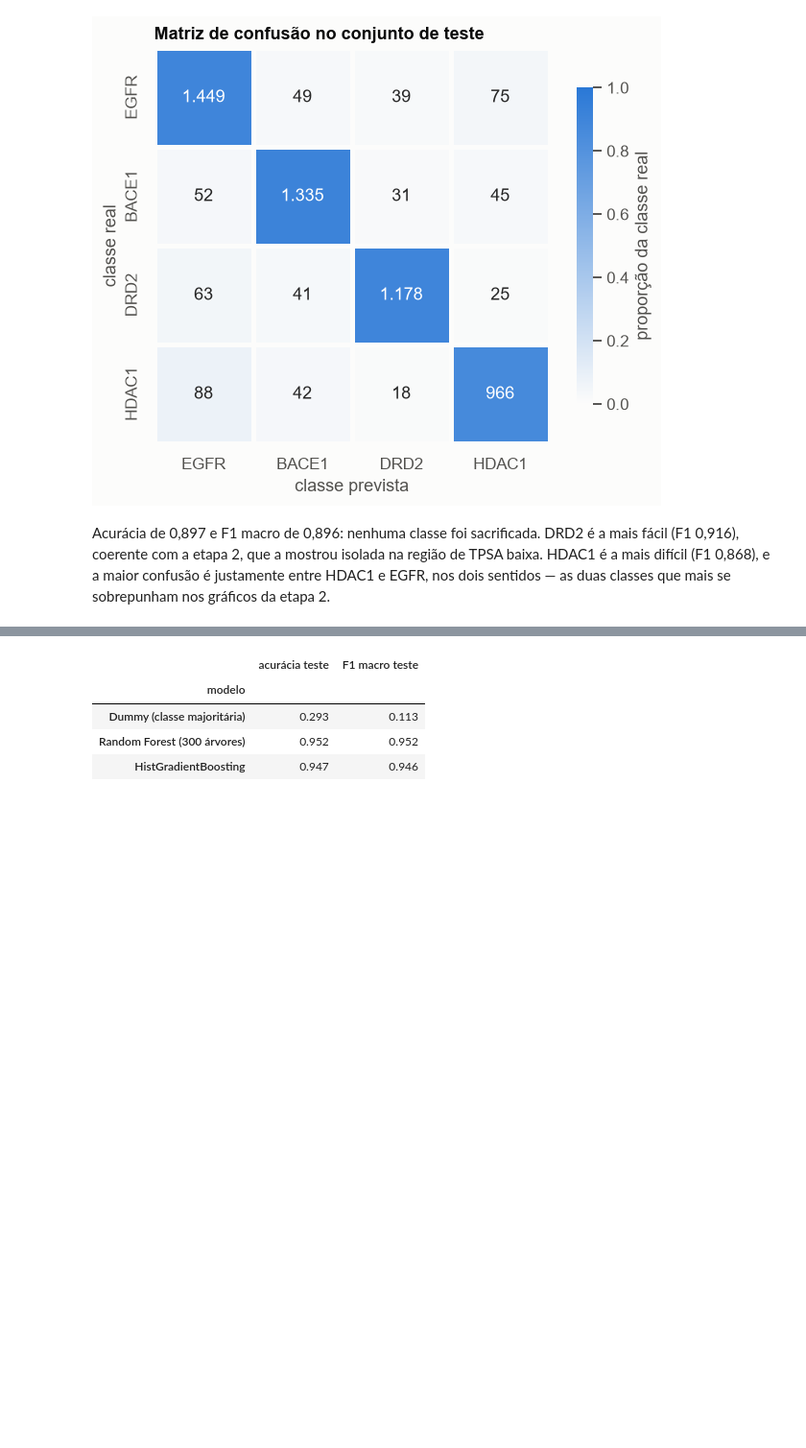
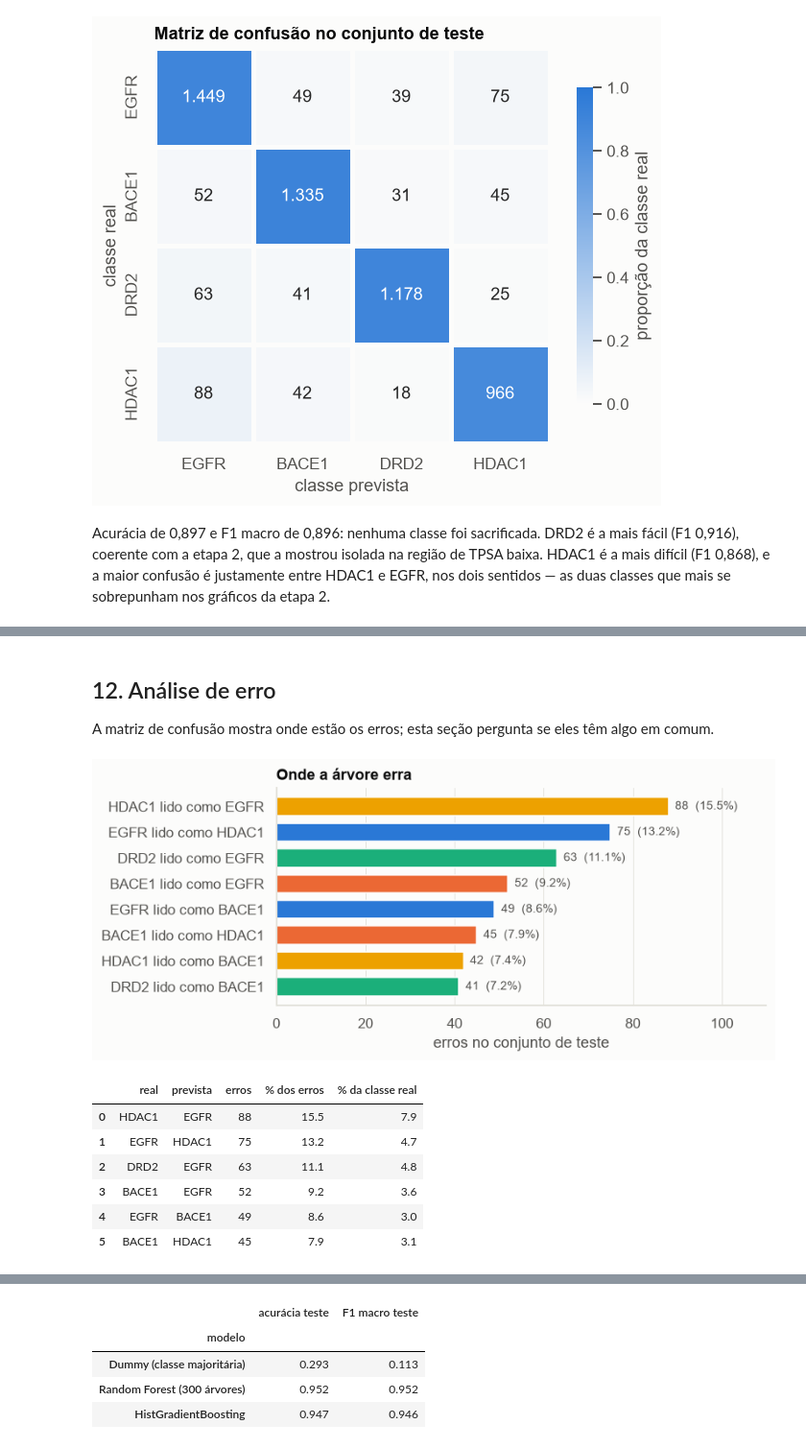
Before and after one commit to pumba-dev/machine-learning-practice, a Jupyter notebook: notebooks/03_decision_tree.ipynb, the cells around one changed output, grey strips where cells are left out. Shown at 96% size. Drawn from its saved outputs; the diff is of its cells as text; code cells hidden in the pictures; blank space fills up the shorter version.

```diff
--- a/notebooks/03_decision_tree.ipynb
+++ b/notebooks/03_decision_tree.ipynb
@@ -244,0 +257,17 @@ Acurácia de 0,897 e F1 macro de 0,896: nenhuma classe foi sacrificada. DRD2 é
+# %% [markdown]
+## 12. Análise de erro
+
+A matriz de confusão mostra onde estão os erros; esta seção pergunta se eles têm algo em comum.
+# %%
+erros = modeling.error_overview(arvore, dados)
+plots.error_pairs(erros)
+erros.head(6)
+# %% [output]
+[figure, added]
+|  | real | prevista | erros | % dos erros | % da classe real |
+| 0 | HDAC1 | EGFR | 88 | 15.5 | 7.9 |
+| 1 | EGFR | HDAC1 | 75 | 13.2 | 4.7 |
+| 2 | DRD2 | EGFR | 63 | 11.1 | 4.8 |
+| 3 | BACE1 | EGFR | 52 | 9.2 | 3.6 |
+| 4 | EGFR | BACE1 | 49 | 8.6 | 3.0 |
+| 5 | BACE1 | HDAC1 | 45 | 7.9 | 3.1 |
```
Also changed, not shown: parts of 12 cells of this notebook, 3 other files.
